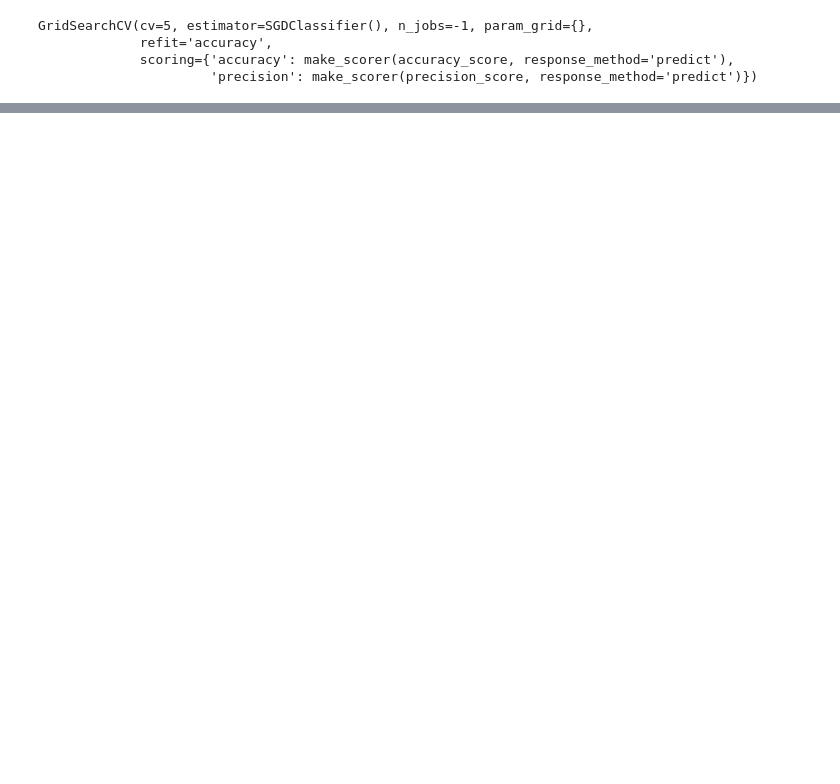
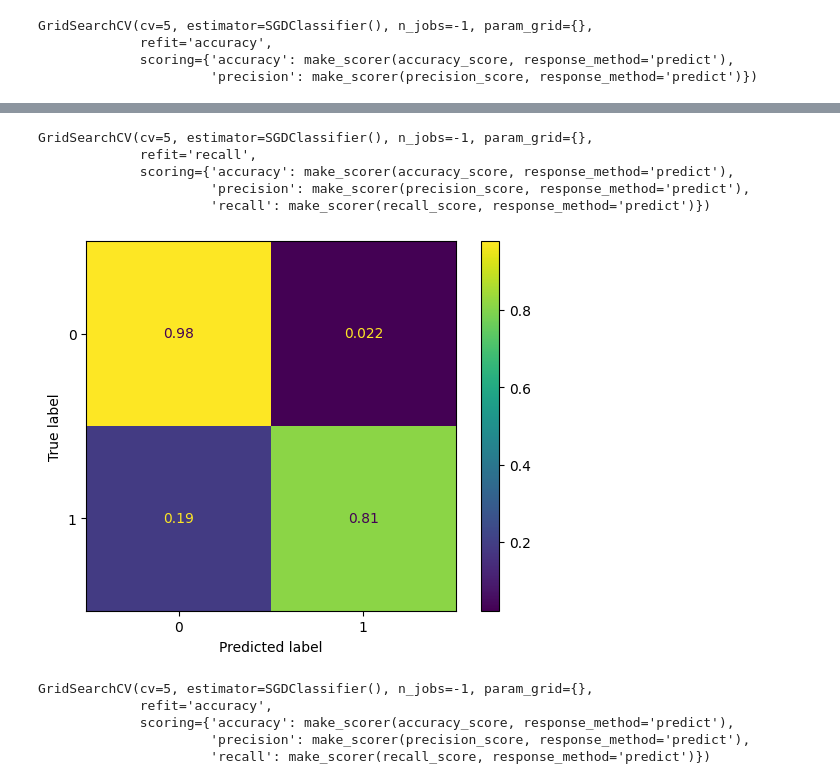
Before and after one commit to Arshil-Github/CHURNPredictor, a Jupyter notebook: ChurnModel/ChurnModel.ipynb, the cells around one changed output, grey strips where cells are left out. Cells and saved outputs as stored; diff of their text form; code cells hidden in the pictures; blank space fills up the shorter version.

```diff
--- a/ChurnModel/ChurnModel.ipynb
+++ b/ChurnModel/ChurnModel.ipynb
@@ -178,0 +183,26 @@ plot_cm(y_test, grid.predict(X_test))
+# %%
+grid1 = GridSearchCV(
+    estimator=SGDClassifier(max_iter=1000),
+    param_grid={
+    },
+    scoring={
+        'accuracy': make_scorer(accuracy_score),
+        'precision': make_scorer(precision_score),
+        'recall': make_scorer(recall_score)
+    },
+    refit='recall',
+    cv=5,
+    n_jobs=-1,
+)
+# %%
+grid1.fit(X_train, y_train)
+# %% [output]
+GridSearchCV(cv=5, estimator=SGDClassifier(), n_jobs=-1, param_grid={},
+             refit='recall',
+             scoring={'accuracy': make_scorer(accuracy_score, response_method='predict'),
+                      'precision': make_scorer(precision_score, response_method='predict'),
+                      'recall': make_scorer(recall_score, response_method='predict')})
+# %%
+plot_cm(y_test, grid1.predict(X_test))
+# %% [output]
+[figure, added]
@@ -178,0 +223,8 @@ plot_cm(y_test, grid.predict(X_test))
+# %%
+grid2.fit(X_train, y_train)
+# %% [output]
+GridSearchCV(cv=5, estimator=SGDClassifier(), n_jobs=-1, param_grid={},
+             refit='accuracy',
+             scoring={'accuracy': make_scorer(accuracy_score, response_method='predict'),
+                      'precision': make_scorer(precision_score, response_method='predict'),
+                      'recall': make_scorer(recall_score, response_method='predict')})
```
Also changed, not shown: parts of 28 cells of this notebook, 9 other files.
